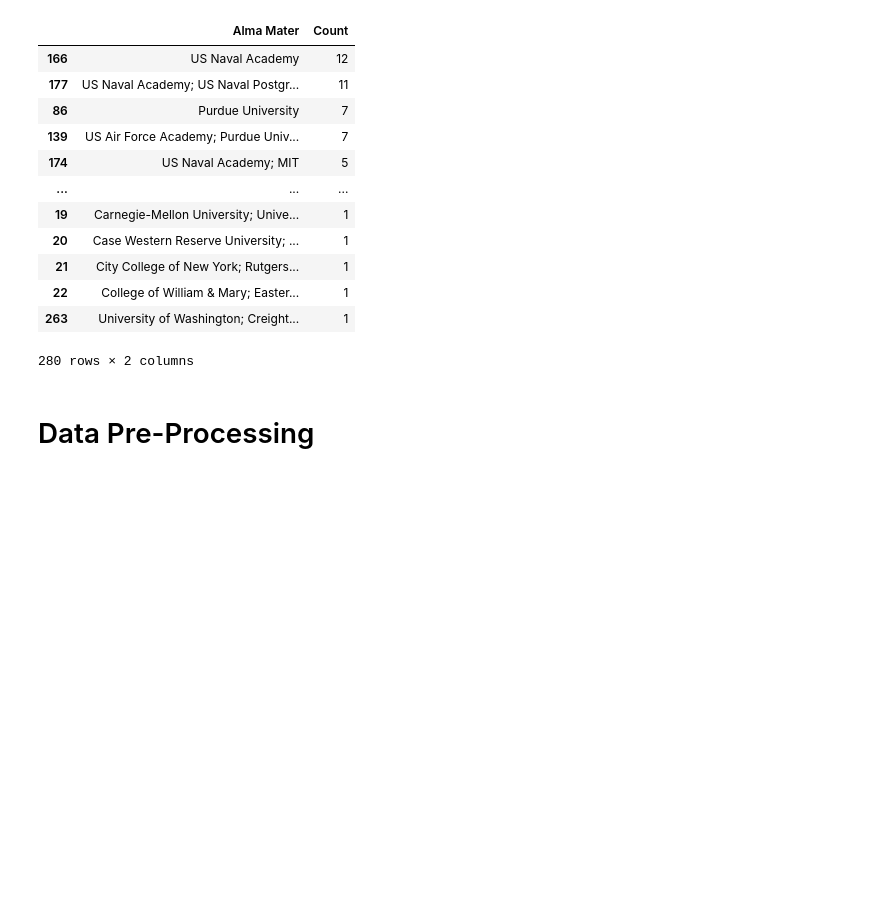
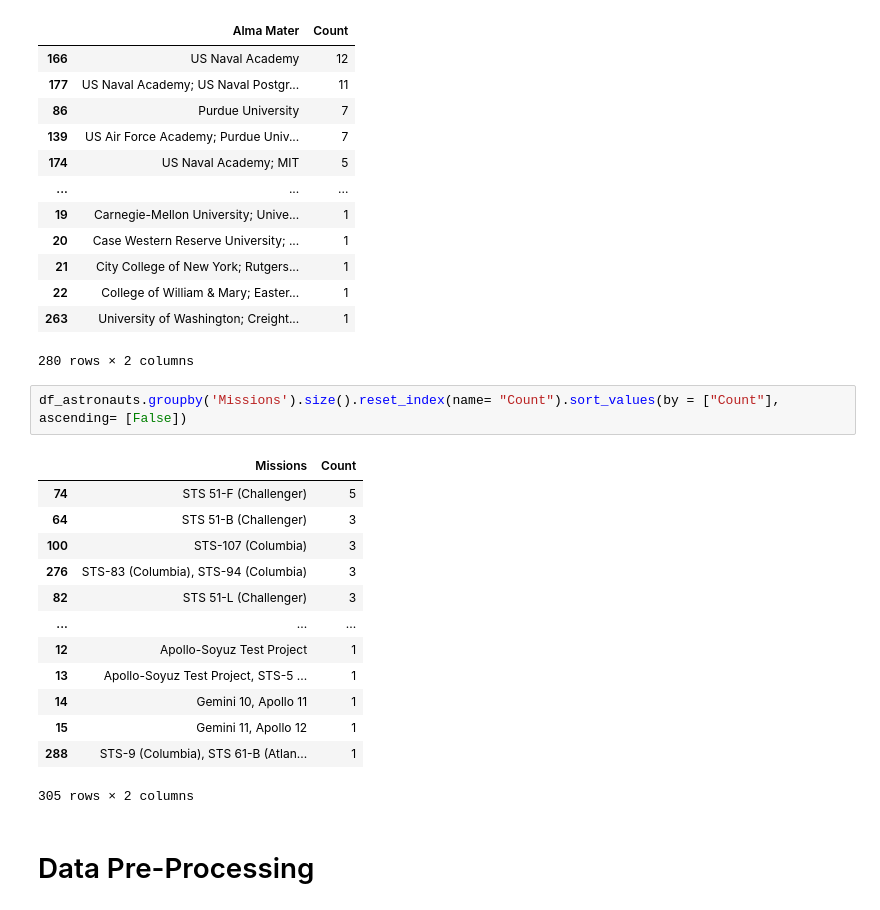
Before and after one commit to mahnraslam/EDA_on_NASA_astronauts_data, a Jupyter notebook: astronauts.ipynb, the cells around one changed output. Saved outputs shown, nothing was run; the diff lists cells and outputs as text; blank space fills up the shorter version.

```diff
--- a/astronauts.ipynb
+++ b/astronauts.ipynb
@@ -240,6 +255,22 @@ df_astronauts.groupby('Alma Mater').size().reset_index(name= "Count").sort_value
 | 22 | College of William & Mary; Easter... | 1 |
 | 263 | University of Washington; Creight... | 1 |
 280 rows × 2 columns
+# %%
+df_astronauts.groupby('Missions').size().reset_index(name= "Count").sort_values(by = ["Count"], ascending= [False])
+# %% [output]
+|  | Missions | Count |
+| 74 | STS 51-F (Challenger) | 5 |
+| 64 | STS 51-B (Challenger) | 3 |
+| 100 | STS-107 (Columbia) | 3 |
+| 276 | STS-83 (Columbia), STS-94 (Columbia) | 3 |
+| 82 | STS 51-L (Challenger) | 3 |
+| ... | ... | ... |
+| 12 | Apollo-Soyuz Test Project | 1 |
+| 13 | Apollo-Soyuz Test Project, STS-5 ... | 1 |
+| 14 | Gemini 10, Apollo 11 | 1 |
+| 15 | Gemini 11, Apollo 12 | 1 |
+| 288 | STS-9 (Columbia), STS 61-B (Atlan... | 1 |
+305 rows × 2 columns
 # %% [markdown]
 # Data Pre-Processing
 # %% [markdown]
```
Also changed, not shown: parts of 7 cells of this notebook.
